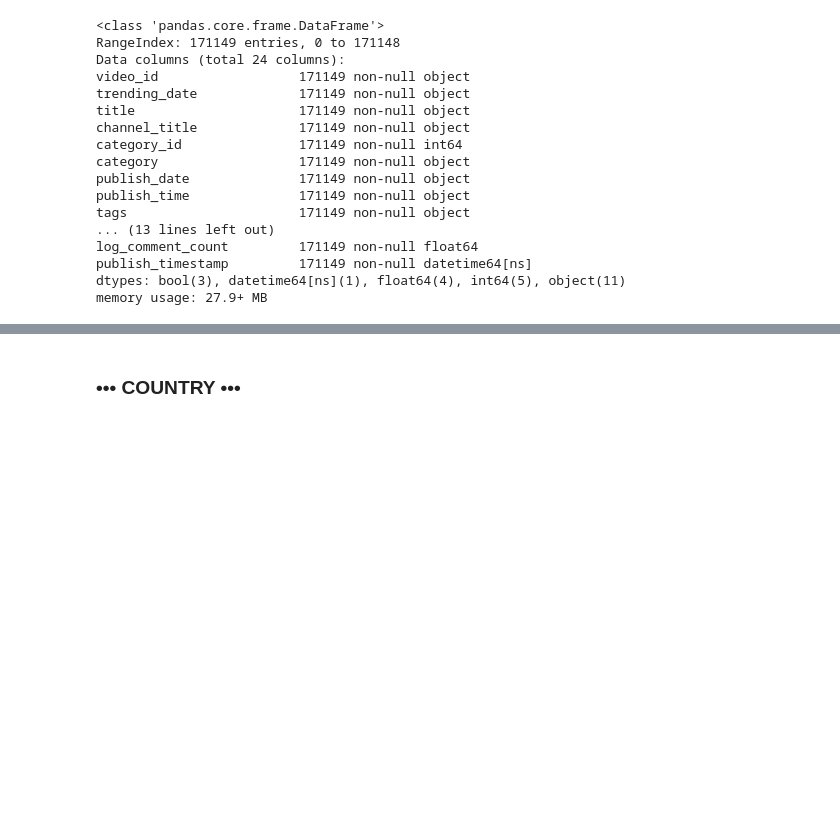
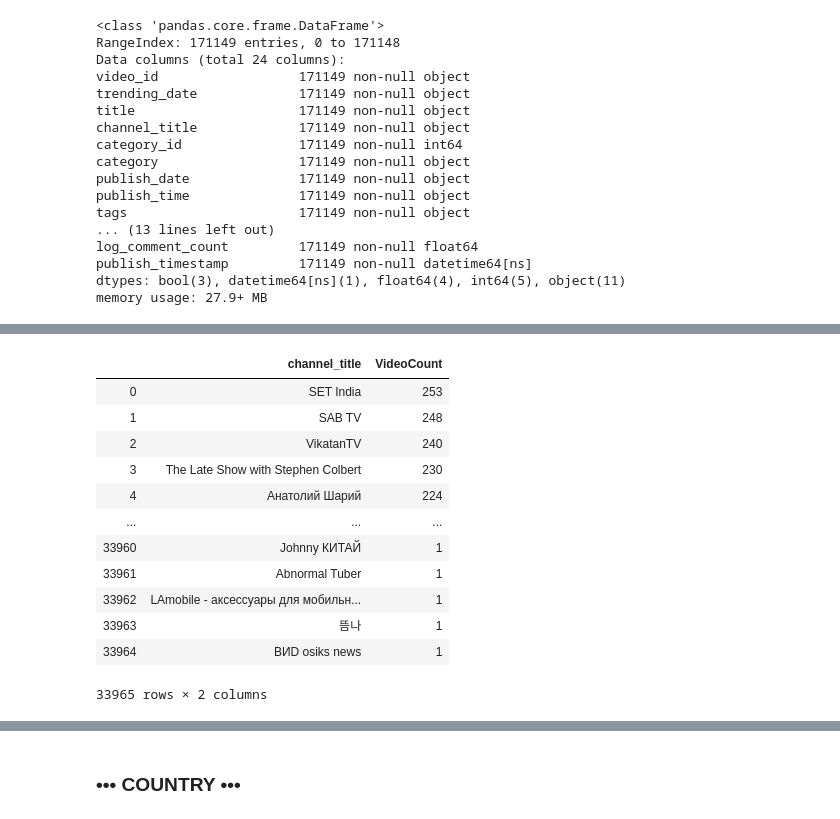
Before and after one commit to rachelleperez/Youtube-Trending, a Jupyter notebook: YoutubeTrendingVideos.ipynb, the cells around one changed output, grey strips where cells are left out. Cells and saved outputs as stored; diff of their text form; code cells hidden in the pictures; blank space fills up the shorter version.

Commit message:
Channel Aggregates Done

```diff
--- a/YoutubeTrendingVideos.ipynb
+++ b/YoutubeTrendingVideos.ipynb
@@ -192,0 +223,17 @@ This section will explore if the properties that stem from the creator have any
+# %%
+channel_count = pd.DataFrame(df.channel_title.value_counts().reset_index().values, columns=["channel_title", "VideoCount"])
+channel_count
+# %% [output]
+|  | channel_title | VideoCount |
+| 0 | SET India | 253 |
+| 1 | SAB TV | 248 |
+| 2 | VikatanTV | 240 |
+| 3 | The Late Show with Stephen Colbert | 230 |
+| 4 | Анатолий Шарий | 224 |
+| ... | ... | ... |
+| 33960 | Johnny КИТАЙ | 1 |
+| 33961 | Abnormal Tuber | 1 |
+| 33962 | LAmobile - аксессуары для мобильн... | 1 |
+| 33963 | 뜸나 | 1 |
+| 33964 | ВИD osiks news | 1 |
+33965 rows × 2 columns
```
Also changed, not shown: parts of 10 cells of this notebook.
